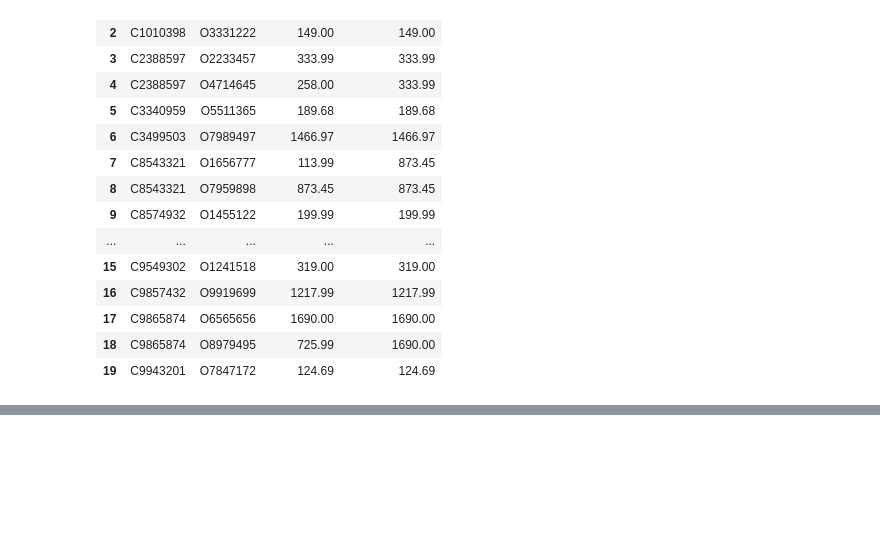
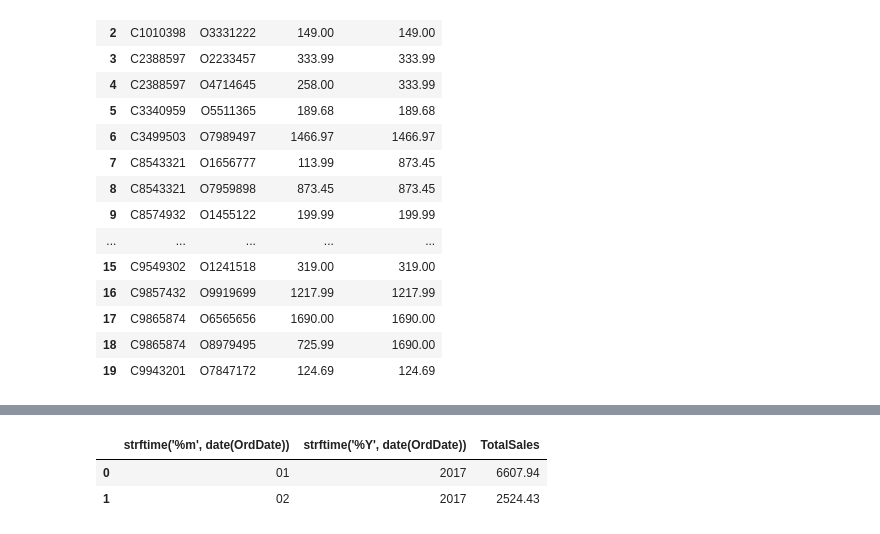
Before and after one commit to ogut77/BA, a Jupyter notebook: Partititon-CTE.ipynb, the cells around one changed output, grey strips where cells are left out. Cells and saved outputs as stored; diff of their text form; code cells hidden in the pictures; blank space fills up the shorter version.

```diff
--- a/Partititon-CTE.ipynb
+++ b/Partititon-CTE.ipynb
@@ -1089,0 +314,25 @@ Q35
+# %%
+#8. Find total sales for each month
+
+
+txt='''
+WITH SalesCTE AS (
+    SELECT
+        OL.OrdNo,
+        sum(OL.Qty * P.ProdPrice) AS SaleAmount
+    FROM OrdLine OL
+    JOIN Product P ON OL.ProdNo = P.ProdNo
+    Group By OL.OrdNo
+)
+SELECT strftime('%m', date(OrdDate)), strftime('%Y', date(OrdDate)),SUM(SaleAmount) AS TotalSales
+FROM OrderTbl OT join SalesCTE SC on OT.OrdNo = SC.OrdNo
+Group By strftime('%m', date(OrdDate)), strftime('%Y', date(OrdDate))
+
+
+'''
+Q8 =  psql.sqldf(txt)
+Q8
+# %% [output]
+|  | strftime('%m', date(OrdDate)) | strftime('%Y', date(OrdDate)) | TotalSales |
+| 0 | 01 | 2017 | 6607.94 |
+| 1 | 02 | 2017 | 2524.43 |
```
Also changed, not shown: parts of 53 cells of this notebook.
